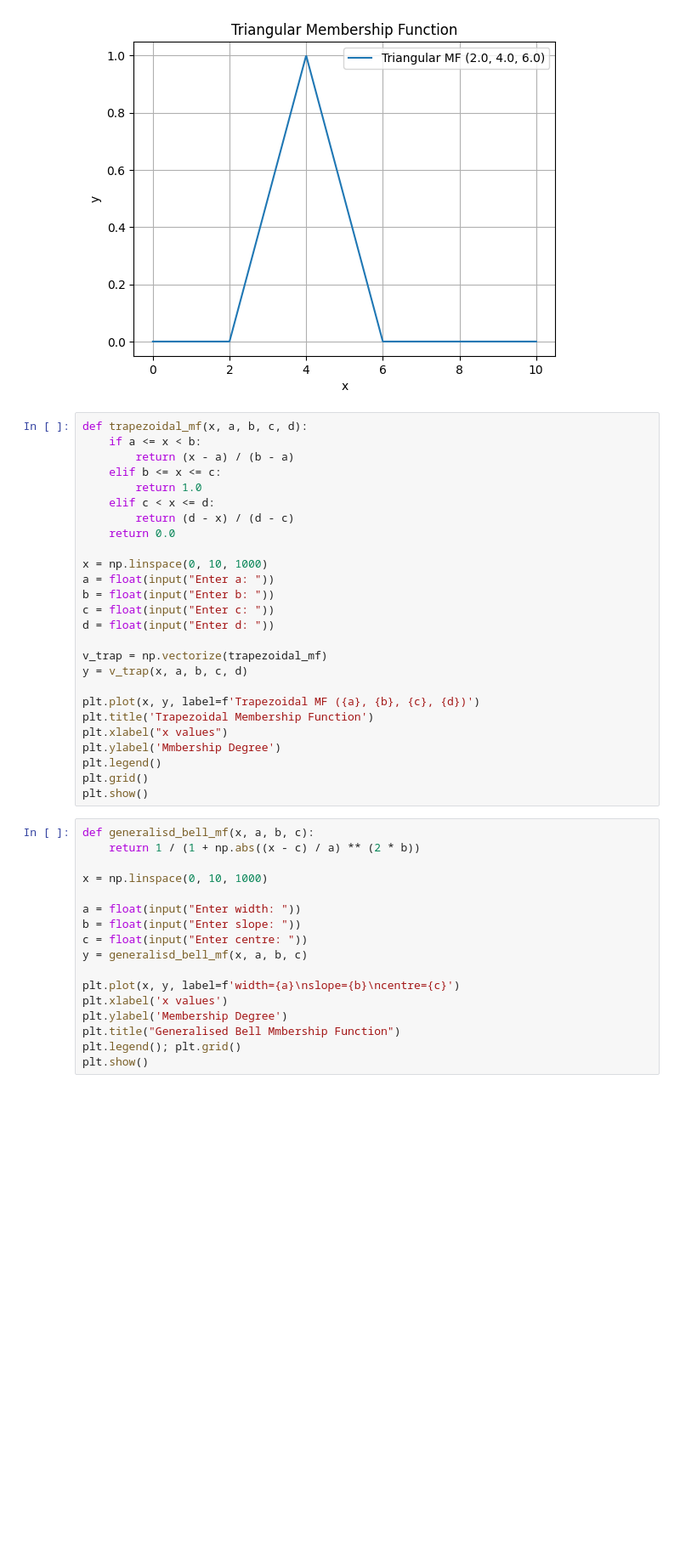
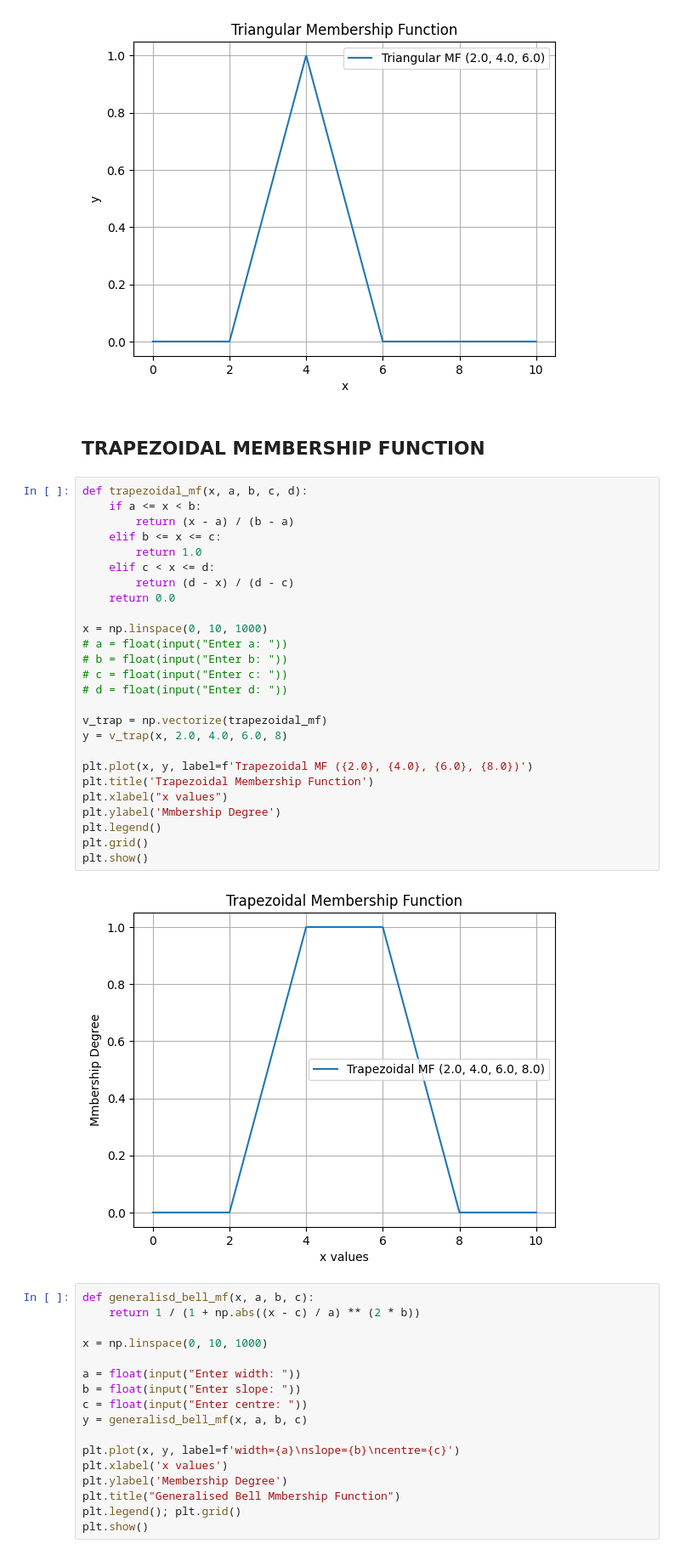
Before and after one commit to Thorfinn05/Soft-Computing, a Jupyter notebook: Fuzzy Membership Function/Fuzzy-Membership-Function.ipynb, the cells around one changed output. Shown at 85% size. Cells and saved outputs as stored; diff of their text form; blank space fills up the shorter version.

```diff
--- a/Fuzzy Membership Function/Fuzzy-Membership-Function.ipynb
+++ b/Fuzzy Membership Function/Fuzzy-Membership-Function.ipynb
@@ -49,32 +49,36 @@ plt.legend()
 plt.show()
 # %% [output]
 [figure]
+# %% [markdown]
+<h2>TRAPEZOIDAL MEMBERSHIP FUNCTION</h2>
 # %%
 def trapezoidal_mf(x, a, b, c, d):
     if a <= x < b:
         return (x - a) / (b - a)
     elif b <= x <= c:
         return 1.0
     elif c < x <= d:
         return (d - x) / (d - c)
     return 0.0
 
 x = np.linspace(0, 10, 1000)
-a = float(input("Enter a: "))
-b = float(input("Enter b: "))
-c = float(input("Enter c: "))
-d = float(input("Enter d: "))
+# a = float(input("Enter a: "))
+# b = float(input("Enter b: "))
+# c = float(input("Enter c: "))
+# d = float(input("Enter d: "))
 
 v_trap = np.vectorize(trapezoidal_mf)
-y = v_trap(x, a, b, c, d)
+y = v_trap(x, 2.0, 4.0, 6.0, 8)
 
-plt.plot(x, y, label=f'Trapezoidal MF ({a}, {b}, {c}, {d})')
+plt.plot(x, y, label=f'Trapezoidal MF ({2.0}, {4.0}, {6.0}, {8.0})')
 plt.title('Trapezoidal Membership Function')
 plt.xlabel("x values")
 plt.ylabel('Mmbership Degree')
 plt.legend()
 plt.grid()
 plt.show()
+# %% [output]
+[figure, added]
 # %%
 def generalisd_bell_mf(x, a, b, c):
     return 1 / (1 + np.abs((x - c) / a) ** (2 * b))
```
